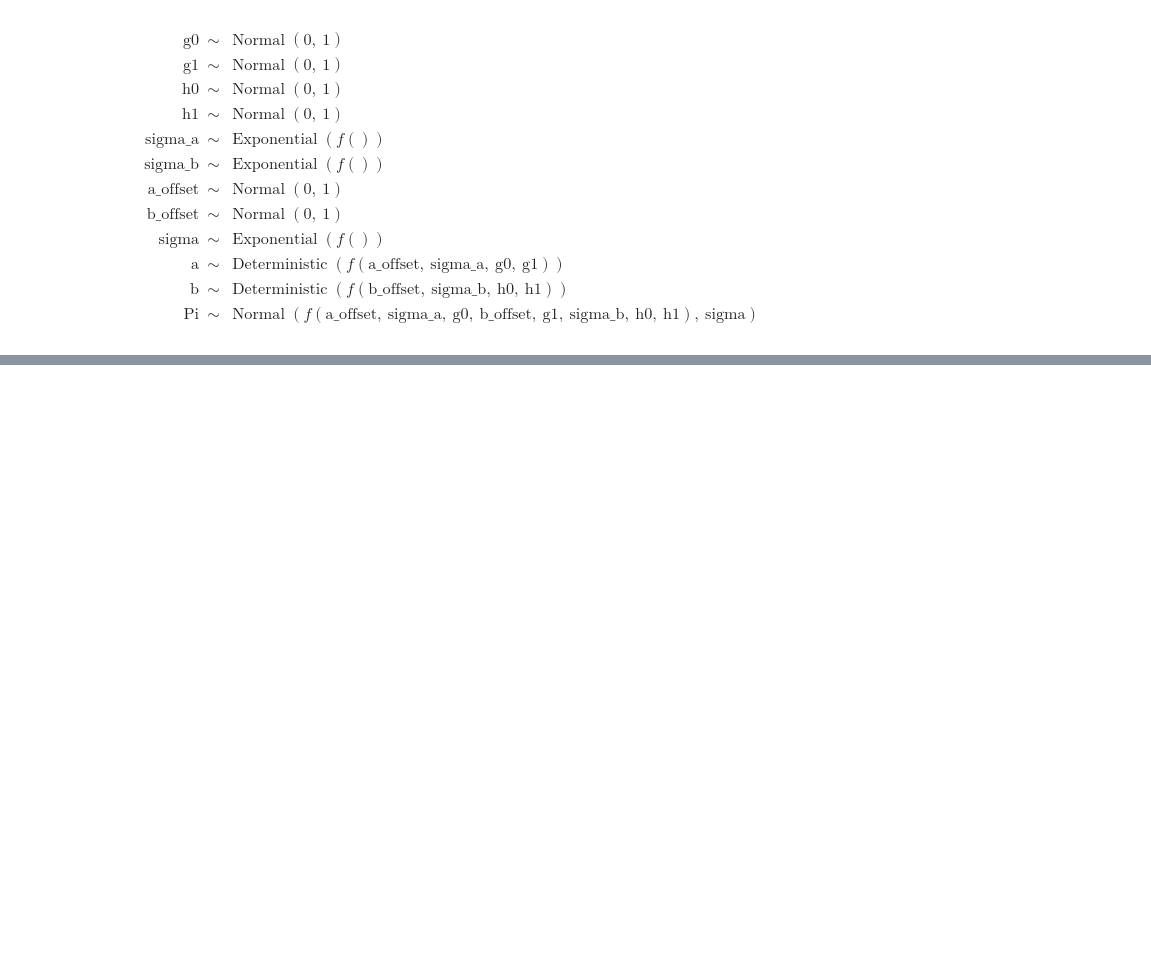
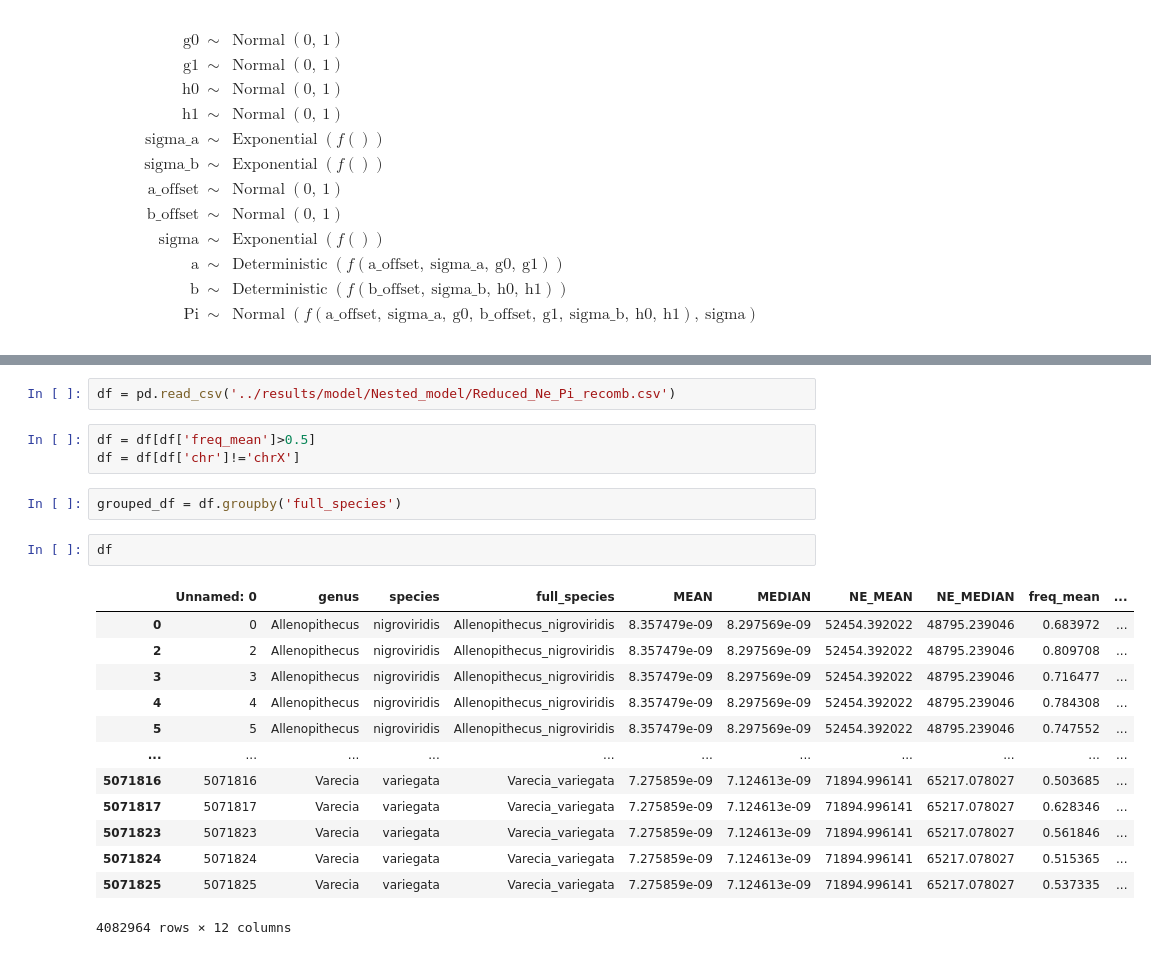
Before and after one commit to Bjarke-M/diversitynrecombination, a Jupyter notebook: notebooks/nested_model.ipynb, the cells around one changed output, grey strips where cells are left out. Drawn from its saved outputs; the diff is of its cells as text; blank space fills up the shorter version.

```diff
--- a/notebooks/nested_model.ipynb
+++ b/notebooks/nested_model.ipynb
@@ -359,0 +387,23 @@ $$
+# %%
+df = pd.read_csv('../results/model/Nested_model/Reduced_Ne_Pi_recomb.csv')
+# %%
+df = df[df['freq_mean']>0.5]
+df = df[df['chr']!='chrX']
+# %%
+grouped_df = df.groupby('full_species')
+# %%
+df
+# %% [output]
+|  | Unnamed: 0 | genus | species | full_species | MEAN | MEDIAN | NE_MEAN | NE_MEDIAN | freq_mean | ... |
+| 0 | 0 | Allenopithecus | nigroviridis | Allenopithecus_nigroviridis | 8.357479e-09 | 8.297569e-09 | 52454.392022 | 48795.239046 | 0.683972 | ... |
+| 2 | 2 | Allenopithecus | nigroviridis | Allenopithecus_nigroviridis | 8.357479e-09 | 8.297569e-09 | 52454.392022 | 48795.239046 | 0.809708 | ... |
+| 3 | 3 | Allenopithecus | nigroviridis | Allenopithecus_nigroviridis | 8.357479e-09 | 8.297569e-09 | 52454.392022 | 48795.239046 | 0.716477 | ... |
+| 4 | 4 | Allenopithecus | nigroviridis | Allenopithecus_nigroviridis | 8.357479e-09 | 8.297569e-09 | 52454.392022 | 48795.239046 | 0.784308 | ... |
+| 5 | 5 | Allenopithecus | nigroviridis | Allenopithecus_nigroviridis | 8.357479e-09 | 8.297569e-09 | 52454.392022 | 48795.239046 | 0.747552 | ... |
+| ... | ... | ... | ... | ... | ... | ... | ... | ... | ... | ... |
+| 5071816 | 5071816 | Varecia | variegata | Varecia_variegata | 7.275859e-09 | 7.124613e-09 | 71894.996141 | 65217.078027 | 0.503685 | ... |
+| 5071817 | 5071817 | Varecia | variegata | Varecia_variegata | 7.275859e-09 | 7.124613e-09 | 71894.996141 | 65217.078027 | 0.628346 | ... |
+| 5071823 | 5071823 | Varecia | variegata | Varecia_variegata | 7.275859e-09 | 7.124613e-09 | 71894.996141 | 65217.078027 | 0.561846 | ... |
+| 5071824 | 5071824 | Varecia | variegata | Varecia_variegata | 7.275859e-09 | 7.124613e-09 | 71894.996141 | 65217.078027 | 0.515365 | ... |
+| 5071825 | 5071825 | Varecia | variegata | Varecia_variegata | 7.275859e-09 | 7.124613e-09 | 71894.996141 | 65217.078027 | 0.537335 | ... |
+4082964 rows × 12 columns
```
Also changed, not shown: parts of 24 cells of this notebook, 51 other files.
